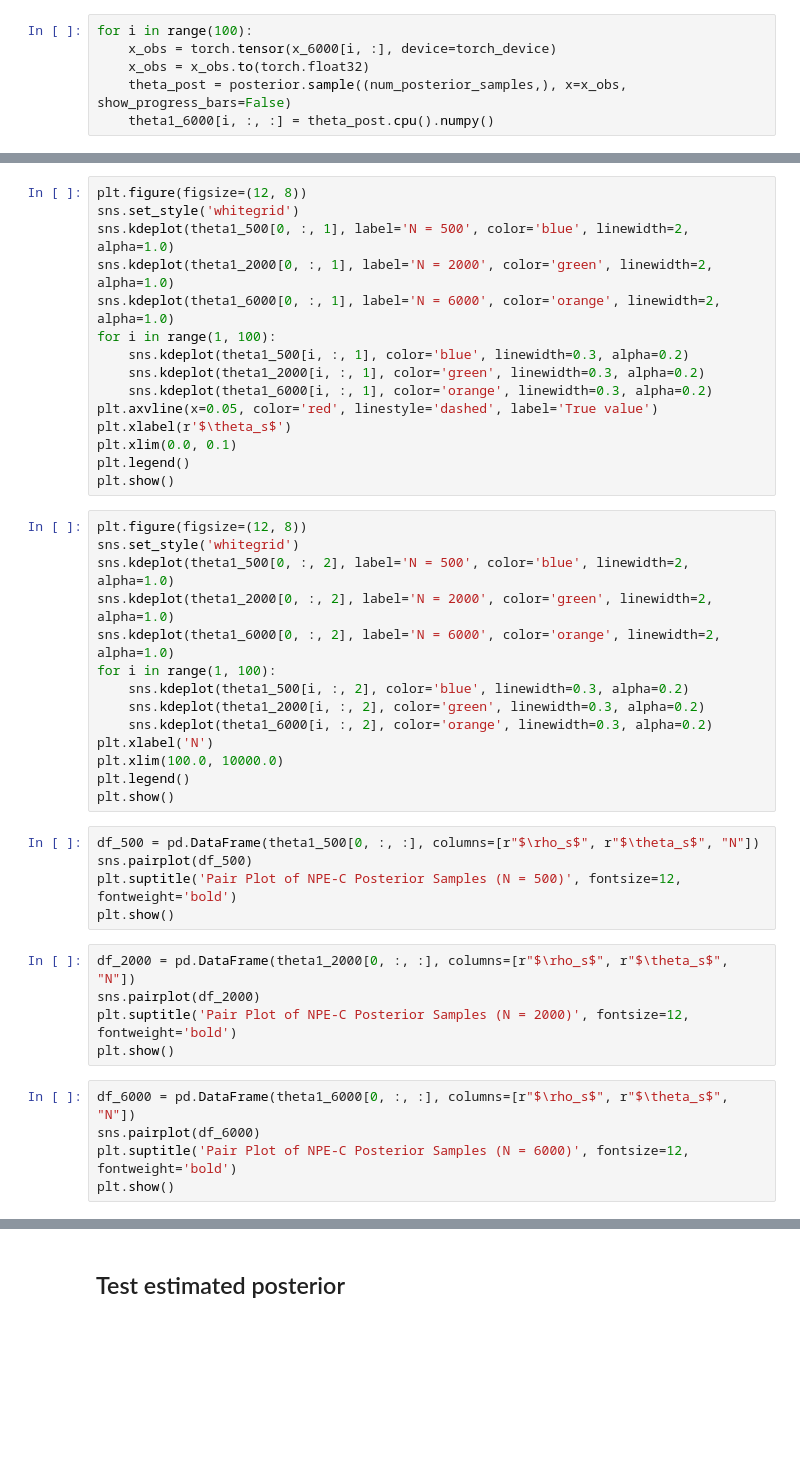
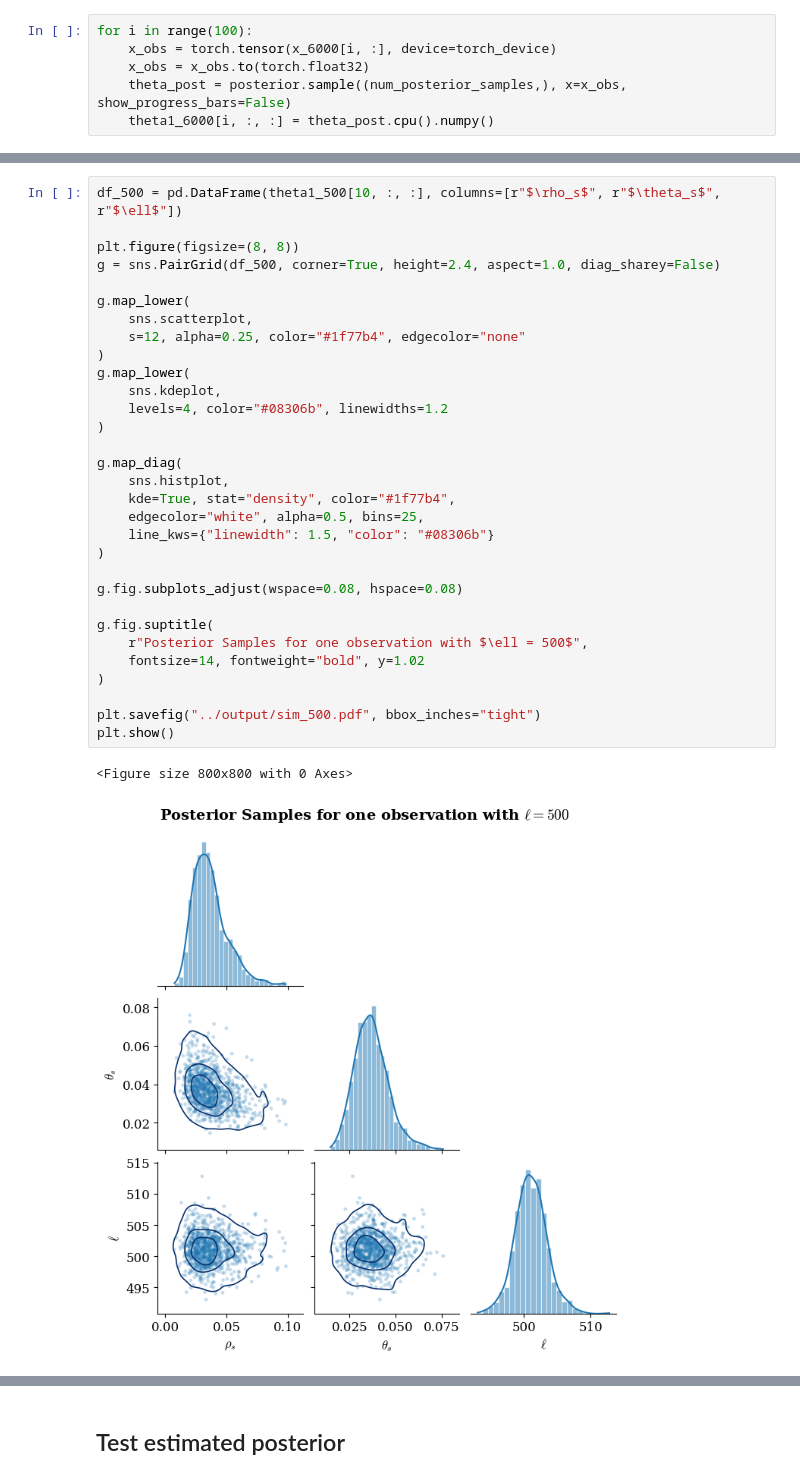
Before and after one commit to haochu-liu/likelihood-free, a Jupyter notebook: python/local_recomb_mutate_ClonalOrigin.ipynb, the cells around one changed output, grey strips where cells are left out. Drawn from its saved outputs; the diff is of its cells as text; blank space fills up the shorter version.

Commit message:
clonalorigin figures

```diff
--- a/python/local_recomb_mutate_ClonalOrigin.ipynb
+++ b/python/local_recomb_mutate_ClonalOrigin.ipynb
@@ -195,44 +182,34 @@ plt.show()
-# %%
-plt.figure(figsize=(12, 8))
-sns.set_style('whitegrid')
-sns.kdeplot(theta1_500[0, :, 1], label='N = 500', color='blue', linewidth=2, alpha=1.0)
-sns.kdeplot(theta1_2000[0, :, 1], label='N = 2000', color='green', linewidth=2, alpha=1.0)
-sns.kdeplot(theta1_6000[0, :, 1], label='N = 6000', color='orange', linewidth=2, alpha=1.0)
-for i in range(1, 100):
-    sns.kdeplot(theta1_500[i, :, 1], color='blue', linewidth=0.3, alpha=0.2)
-    sns.kdeplot(theta1_2000[i, :, 1], color='green', linewidth=0.3, alpha=0.2)
-    sns.kdeplot(theta1_6000[i, :, 1], color='orange', linewidth=0.3, alpha=0.2)
-plt.axvline(x=0.05, color='red', linestyle='dashed', label='True value')
-plt.xlabel(r'$\theta_s$')
-plt.xlim(0.0, 0.1)
-plt.legend()
-plt.show()
-# %%
-plt.figure(figsize=(12, 8))
-sns.set_style('whitegrid')
-sns.kdeplot(theta1_500[0, :, 2], label='N = 500', color='blue', linewidth=2, alpha=1.0)
-sns.kdeplot(theta1_2000[0, :, 2], label='N = 2000', color='green', linewidth=2, alpha=1.0)
-sns.kdeplot(theta1_6000[0, :, 2], label='N = 6000', color='orange', linewidth=2, alpha=1.0)
-for i in range(1, 100):
-    sns.kdeplot(theta1_500[i, :, 2], color='blue', linewidth=0.3, alpha=0.2)
-    sns.kdeplot(theta1_2000[i, :, 2], color='green', linewidth=0.3, alpha=0.2)
-    sns.kdeplot(theta1_6000[i, :, 2], color='orange', linewidth=0.3, alpha=0.2)
-plt.xlabel('N')
-plt.xlim(100.0, 10000.0)
-plt.legend()
-plt.show()
-# %%
-df_500 = pd.DataFrame(theta1_500[0, :, :], columns=[r"$\rho_s$", r"$\theta_s$", "N"])
-sns.pairplot(df_500)
-plt.suptitle('Pair Plot of NPE-C Posterior Samples (N = 500)', fontsize=12, fontweight='bold')
-plt.show()
-# %%
-df_2000 = pd.DataFrame(theta1_2000[0, :, :], columns=[r"$\rho_s$", r"$\theta_s$", "N"])
-sns.pairplot(df_2000)
-plt.suptitle('Pair Plot of NPE-C Posterior Samples (N = 2000)', fontsize=12, fontweight='bold')
-plt.show()
-# %%
-df_6000 = pd.DataFrame(theta1_6000[0, :, :], columns=[r"$\rho_s$", r"$\theta_s$", "N"])
-sns.pairplot(df_6000)
-plt.suptitle('Pair Plot of NPE-C Posterior Samples (N = 6000)', fontsize=12, fontweight='bold')
-plt.show()
+# %%
+df_500 = pd.DataFrame(theta1_500[10, :, :], columns=[r"$\rho_s$", r"$\theta_s$", r"$\ell$"])
+
+plt.figure(figsize=(8, 8))
+g = sns.PairGrid(df_500, corner=True, height=2.4, aspect=1.0, diag_sharey=False)
+
+g.map_lower(
+    sns.scatterplot,
+    s=12, alpha=0.25, color="#1f77b4", edgecolor="none"
+)
+g.map_lower(
+    sns.kdeplot,
+    levels=4, color="#08306b", linewidths=1.2
+)
+
+g.map_diag(
+    sns.histplot,
+    kde=True, stat="density", color="#1f77b4",
+    edgecolor="white", alpha=0.5, bins=25,
+    line_kws={"linewidth": 1.5, "color": "#08306b"}
+)
+
+g.fig.subplots_adjust(wspace=0.08, hspace=0.08)
+
+g.fig.suptitle(
+    r"Posterior Samples for one observation with $\ell = 500$",
+    fontsize=14, fontweight="bold", y=1.02
+)
+
+plt.savefig("../output/sim_500.pdf", bbox_inches="tight")
+plt.show()
+# %% [output]
+<Figure size 800x800 with 0 Axes>
+[figure, added]
```
Also changed, not shown: parts of 30 cells of this notebook.
